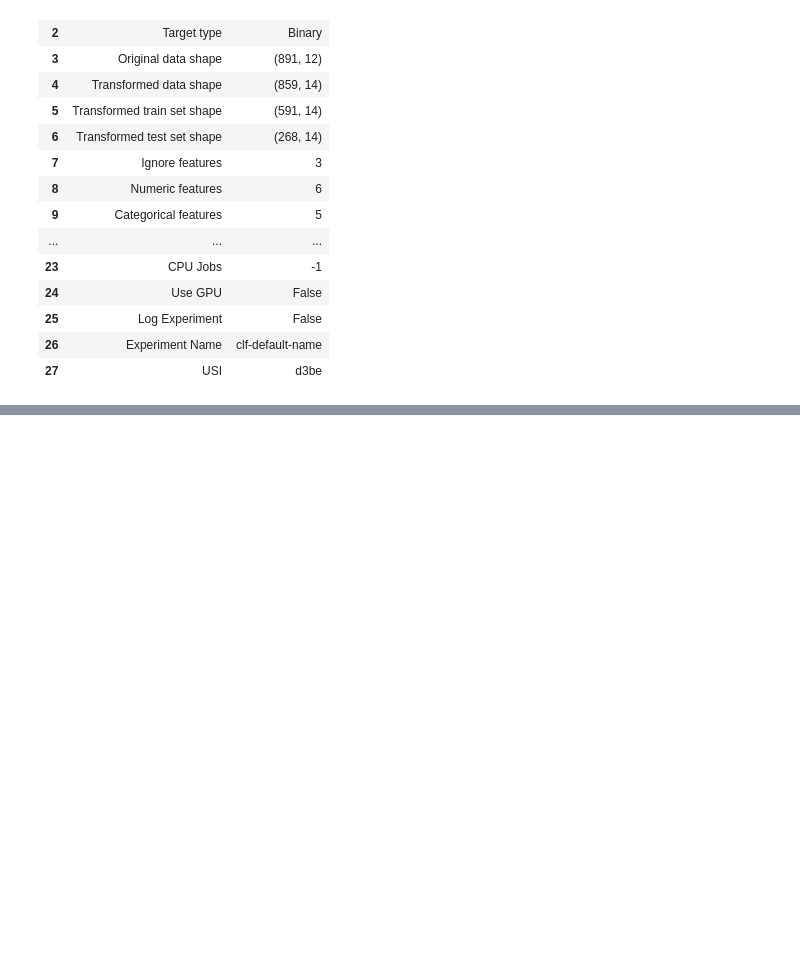
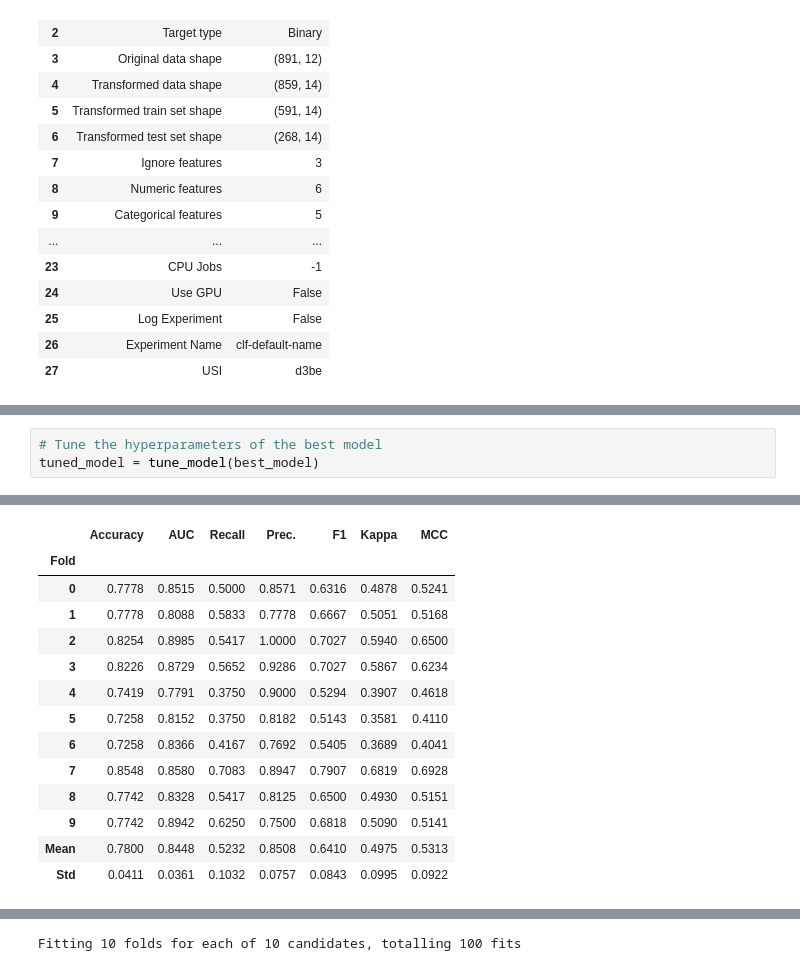
Before and after one commit to FirasKahlaoui/pycaret-ml-testing, a Jupyter notebook: advance/ad_test.ipynb, the cells around one changed output, grey strips where cells are left out. Drawn from its saved outputs; the diff is of its cells as text; blank space fills up the shorter version.

```diff
--- a/advance/ad_test.ipynb
+++ b/advance/ad_test.ipynb
@@ -68,0 +96,4 @@ clf = setup(data, target='Survived', session_id=123,
+# %%
+# Tune the hyperparameters of the best model
+tuned_model = tune_model(best_model)
+# %% [output]
@@ -68,0 +101,14 @@ clf = setup(data, target='Survived', session_id=123,
+|  | Accuracy | AUC | Recall | Prec. | F1 | Kappa | MCC |
+| Fold |  |  |  |  |  |  |  |
+| 0 | 0.7778 | 0.8515 | 0.5000 | 0.8571 | 0.6316 | 0.4878 | 0.5241 |
+| 1 | 0.7778 | 0.8088 | 0.5833 | 0.7778 | 0.6667 | 0.5051 | 0.5168 |
+| 2 | 0.8254 | 0.8985 | 0.5417 | 1.0000 | 0.7027 | 0.5940 | 0.6500 |
+| 3 | 0.8226 | 0.8729 | 0.5652 | 0.9286 | 0.7027 | 0.5867 | 0.6234 |
+| 4 | 0.7419 | 0.7791 | 0.3750 | 0.9000 | 0.5294 | 0.3907 | 0.4618 |
+| 5 | 0.7258 | 0.8152 | 0.3750 | 0.8182 | 0.5143 | 0.3581 | 0.4110 |
+| 6 | 0.7258 | 0.8366 | 0.4167 | 0.7692 | 0.5405 | 0.3689 | 0.4041 |
+| 7 | 0.8548 | 0.8580 | 0.7083 | 0.8947 | 0.7907 | 0.6819 | 0.6928 |
+| 8 | 0.7742 | 0.8328 | 0.5417 | 0.8125 | 0.6500 | 0.4930 | 0.5151 |
+| 9 | 0.7742 | 0.8942 | 0.6250 | 0.7500 | 0.6818 | 0.5090 | 0.5141 |
+| Mean | 0.7800 | 0.8448 | 0.5232 | 0.8508 | 0.6410 | 0.4975 | 0.5313 |
+| Std | 0.0411 | 0.0361 | 0.1032 | 0.0757 | 0.0843 | 0.0995 | 0.0922 |
@@ -68,0 +116 @@ clf = setup(data, target='Survived', session_id=123,
+Fitting 10 folds for each of 10 candidates, totalling 100 fits
```
Also changed, not shown: parts of 6 cells of this notebook.
